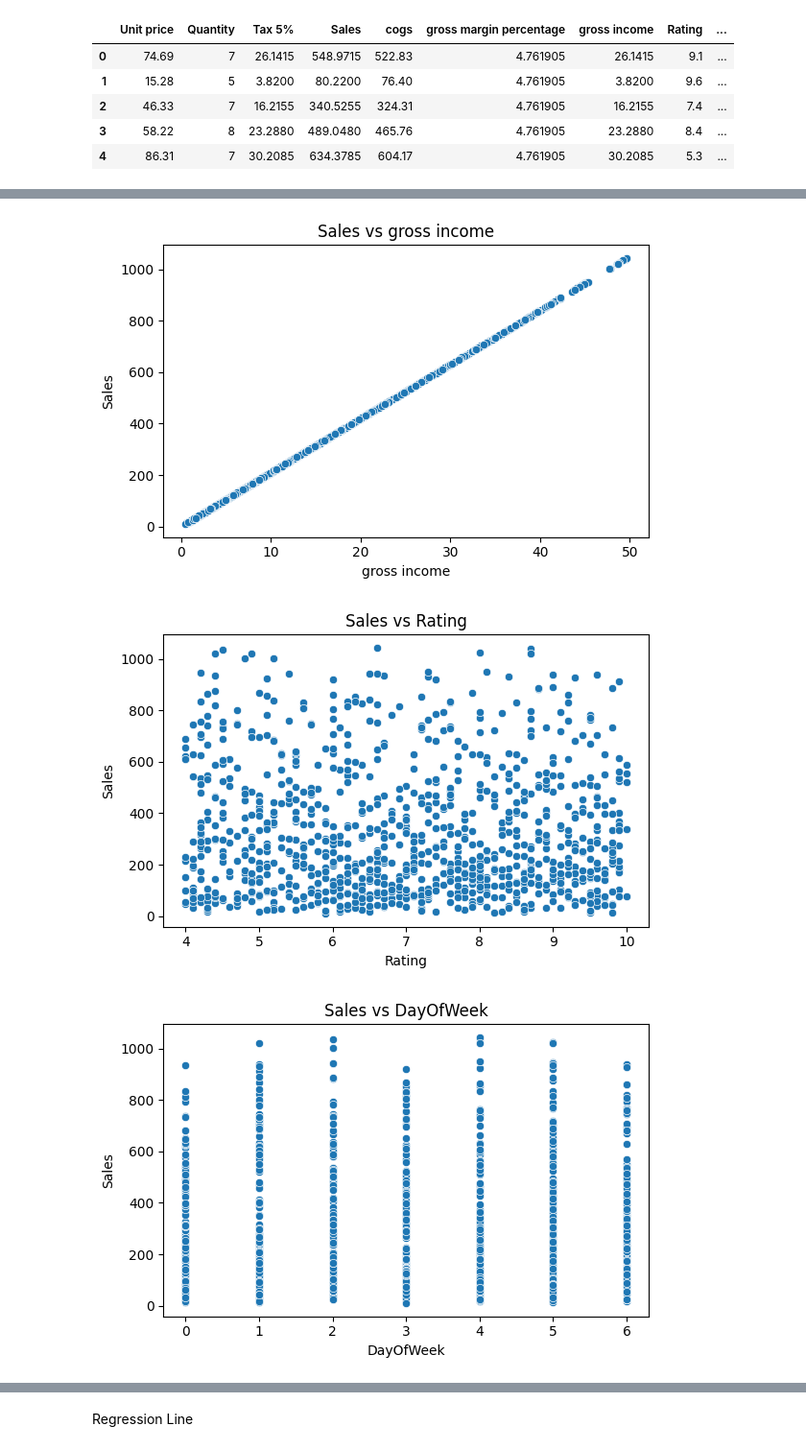
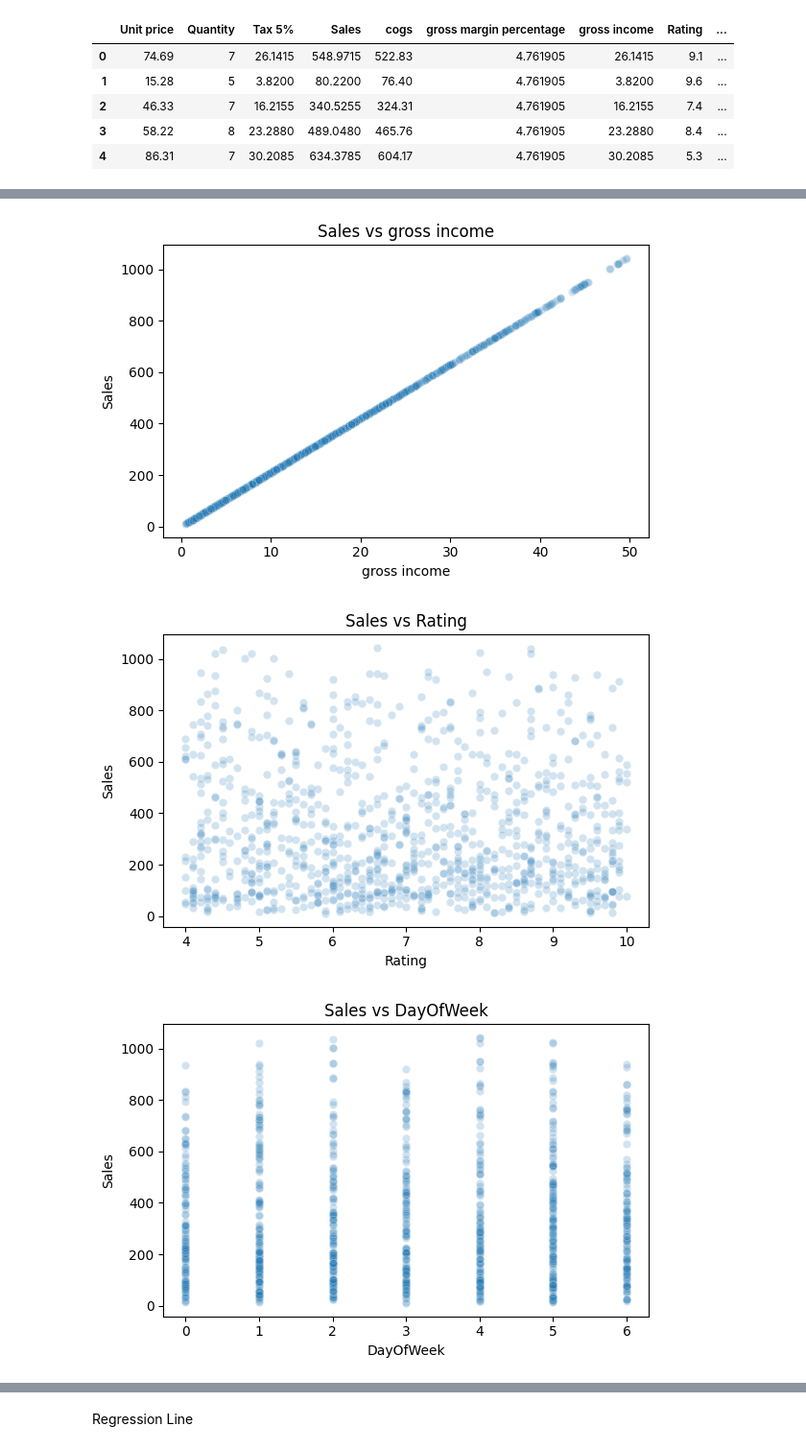
Before and after one commit to riwaz-joshi08/Supermarket_Data_Analysis, a Jupyter notebook: Supermarket_Data_Analysis.ipynb, the cells around one changed output, grey strips where cells are left out. Shown at 96% size. Drawn from its saved outputs; the diff is of its cells as text; code cells hidden in the pictures.

```diff
--- a/Supermarket_Data_Analysis.ipynb
+++ b/Supermarket_Data_Analysis.ipynb
@@ -309,7 +309,7 @@ num_cols = df.select_dtypes(include=['number', 'float', 'int']).columns
 for col in num_cols:
     if col != 'Sales':     # skip Sales vs Sales
         plt.figure(figsize=(6,4))
-        sns.scatterplot(x=df[col], y=df['Sales'])
+        sns.scatterplot(x=df[col], y=df['Sales'],alpha=0.2)
         plt.title(f"Sales vs {col}")
         plt.tight_layout()
         plt.show()
@@ -318,18 +318,4 @@ for col in num_cols:
 corr_with_sales = df[num_cols].corr()['Sales'].sort_values(ascending=False)
 print("\nCorrelation with Sales:\n")
 print(corr_with_sales)
-
-
-# ================================
-# Categorical vs Sales
-# ================================
-cat_cols = df.select_dtypes(exclude=['number', 'float', 'int']).columns
-
-for col in cat_cols:
-    plt.figure(figsize=(6,4))
-    sns.boxplot(x=df[col], y=df['Sales'])
-    plt.title(f"Sales vs {col}")
-    plt.xticks(rotation=45)
-    plt.tight_layout()
-    plt.show()
 # %% [output]
@@ -341,3 +327,3 @@ for col in cat_cols:
-[figure, old version]
+[figure, new version]
-[figure, old version]
+[figure, new version]
-[figure, old version]
+[figure, new version]
```
Also changed, not shown: parts of 13 cells of this notebook.
